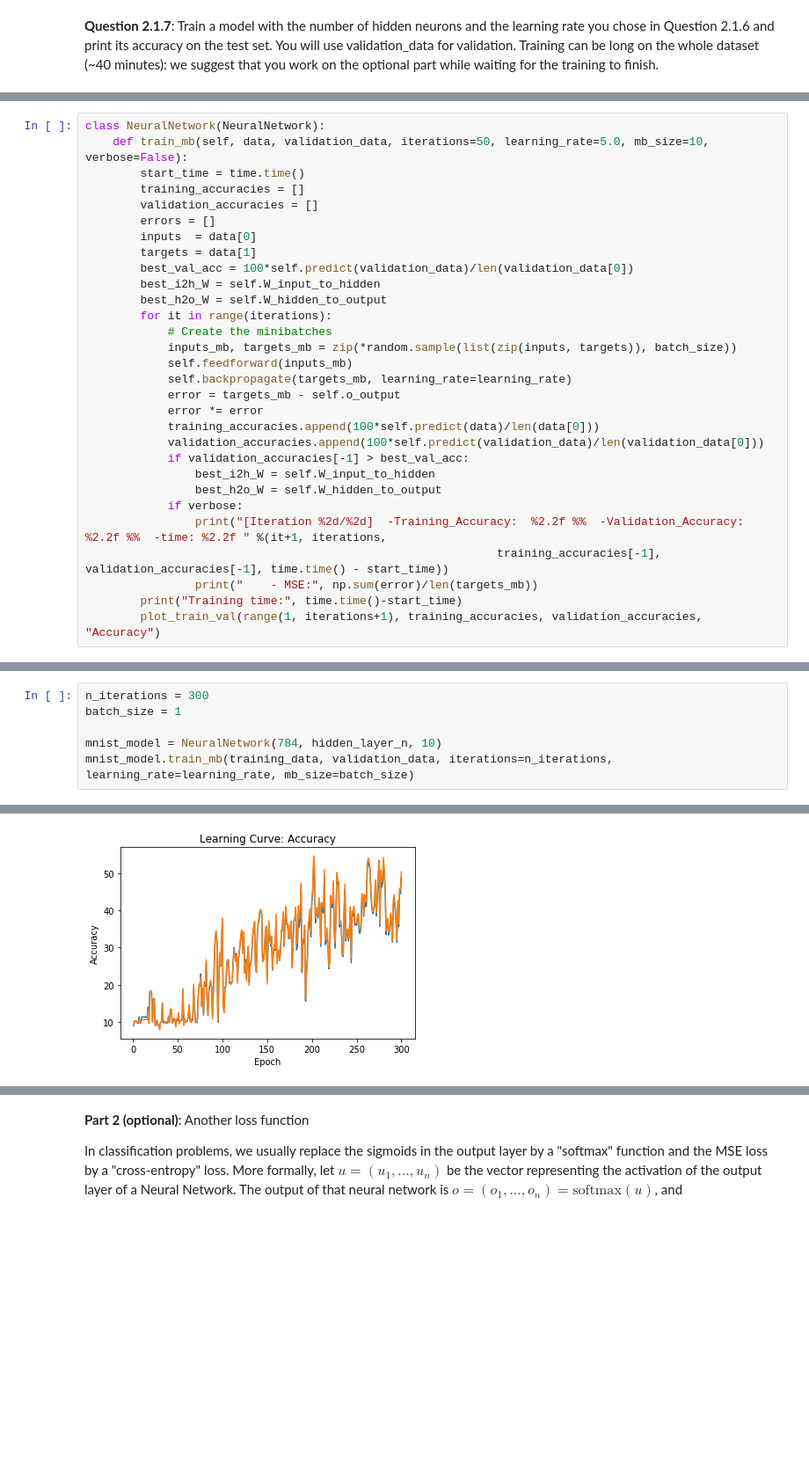
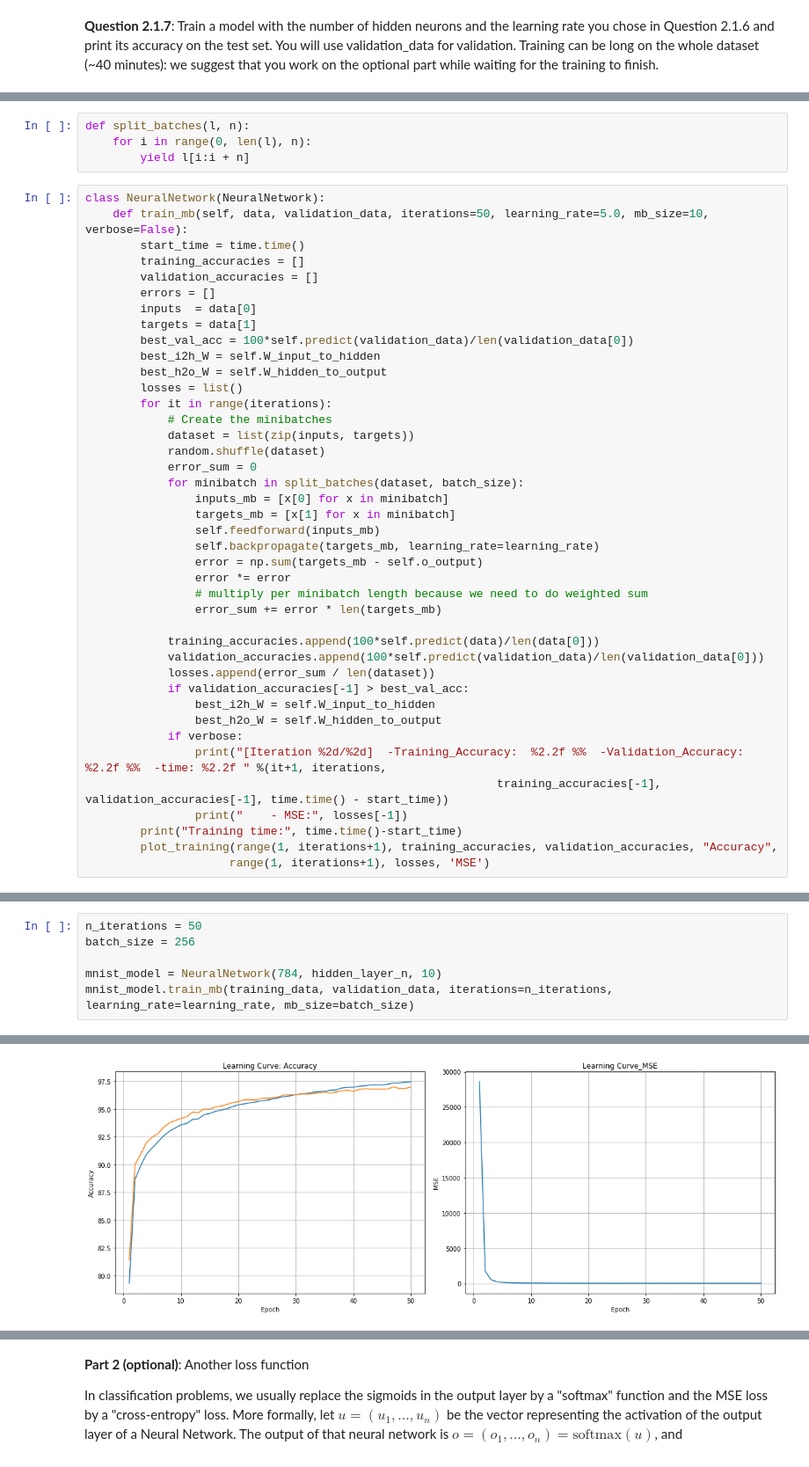
Before and after one commit to marioguerriero/deeplearning-labs, a Jupyter notebook: Lab01-MNIST/Lab1_DL-Students_v3.ipynb, the cells around one changed output, grey strips where cells are left out. Shown at 88% size. Drawn from its saved outputs; the diff is of its cells as text; blank space fills up the shorter version.

```diff
--- a/Lab01-MNIST/Lab1_DL-Students_v3.ipynb
+++ b/Lab01-MNIST/Lab1_DL-Students_v3.ipynb
@@ -578,4 +656,8 @@ The reason why the training function is so slow is that it uses a batch gradient
 </div>
+# %%
+def split_batches(l, n):
+    for i in range(0, len(l), n):
+        yield l[i:i + n]
 # %%
 class NeuralNetwork(NeuralNetwork):
     def train_mb(self, data, validation_data, iterations=50, learning_rate=5.0, mb_size=10, verbose=False):
@@ -588,21 +670,32 @@ class NeuralNetwork(NeuralNetwork):
         best_val_acc = 100*self.predict(validation_data)/len(validation_data[0])
         best_i2h_W = self.W_input_to_hidden
         best_h2o_W = self.W_hidden_to_output
+        losses = list()
         for it in range(iterations):
             # Create the minibatches
-            inputs_mb, targets_mb = zip(*random.sample(list(zip(inputs, targets)), batch_size))
-            self.feedforward(inputs_mb)
-            self.backpropagate(targets_mb, learning_rate=learning_rate)
-            error = targets_mb - self.o_output
-            error *= error
+            dataset = list(zip(inputs, targets))
+            random.shuffle(dataset)
+            error_sum = 0
+            for minibatch in split_batches(dataset, batch_size):
+                inputs_mb = [x[0] for x in minibatch]
+                targets_mb = [x[1] for x in minibatch]
+                self.feedforward(inputs_mb)
+                self.backpropagate(targets_mb, learning_rate=learning_rate)
+                error = np.sum(targets_mb - self.o_output)
+                error *= error
+                # multiply per minibatch length because we need to do weighted sum
+                error_sum += error * len(targets_mb)
+
             training_accuracies.append(100*self.predict(data)/len(data[0]))
             validation_accuracies.append(100*self.predict(validation_data)/len(validation_data[0]))
+            losses.append(error_sum / len(dataset))
             if validation_accuracies[-1] > best_val_acc:
                 best_i2h_W = self.W_input_to_hidden
                 best_h2o_W = self.W_hidden_to_output
             if verbose:
                 print("[Iteration %2d/%2d]  -Training_Accuracy:  %2.2f %%  -Validation_Accuracy: %2.2f %%  -time: %2.2f " %(it+1, iterations,
                                                             training_accuracies[-1], validation_accuracies[-1], time.time() - start_time))
-                print("    - MSE:", np.sum(error)/len(targets_mb))
+                print("    - MSE:", losses[-1])
         print("Training time:", time.time()-start_time)
-        plot_train_val(range(1, iterations+1), training_accuracies, validation_accuracies, "Accuracy")
+        plot_training(range(1, iterations+1), training_accuracies, validation_accuracies, "Accuracy",
+                     range(1, iterations+1), losses, 'MSE')
@@ -617,6 +731,6 @@ However, before trying the mini batch approach, I will try a stochastic gradient
 # %%
-n_iterations = 300
-batch_size = 1
+n_iterations = 50
+batch_size = 256
 
 mnist_model = NeuralNetwork(784, hidden_layer_n, 10)
 mnist_model.train_mb(training_data, validation_data, iterations=n_iterations, learning_rate=learning_rate, mb_size=batch_size)
@@ -625,4 +739,4 @@ Training time: 713.0059850215912
-[figure, old version]
+[figure, new version]
 # %%
 # Compute accuracy
 acc = mnist_model.predict(test_data) / 100
```
Also changed, not shown: parts of 38 cells of this notebook, 1 other file.
